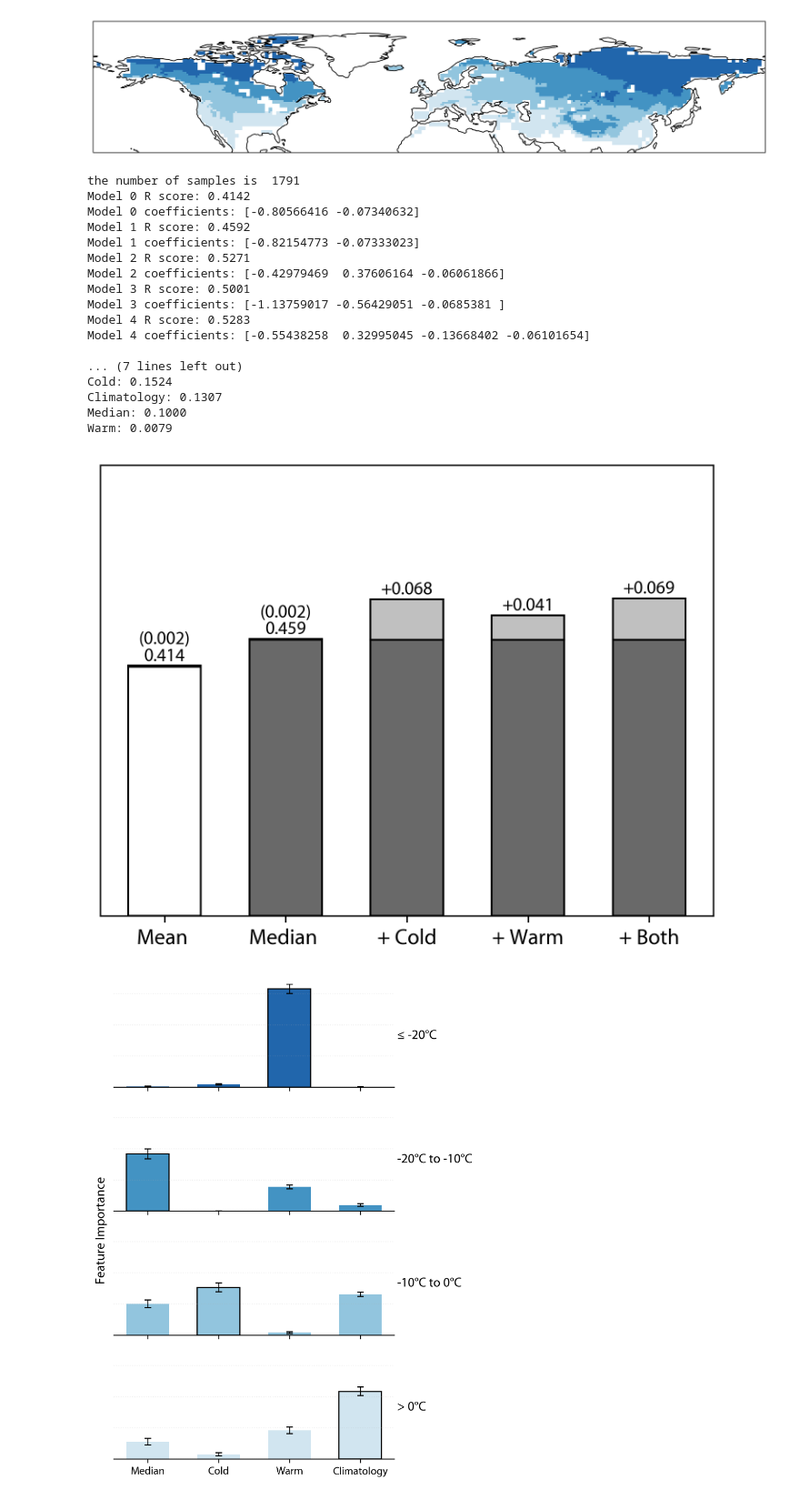
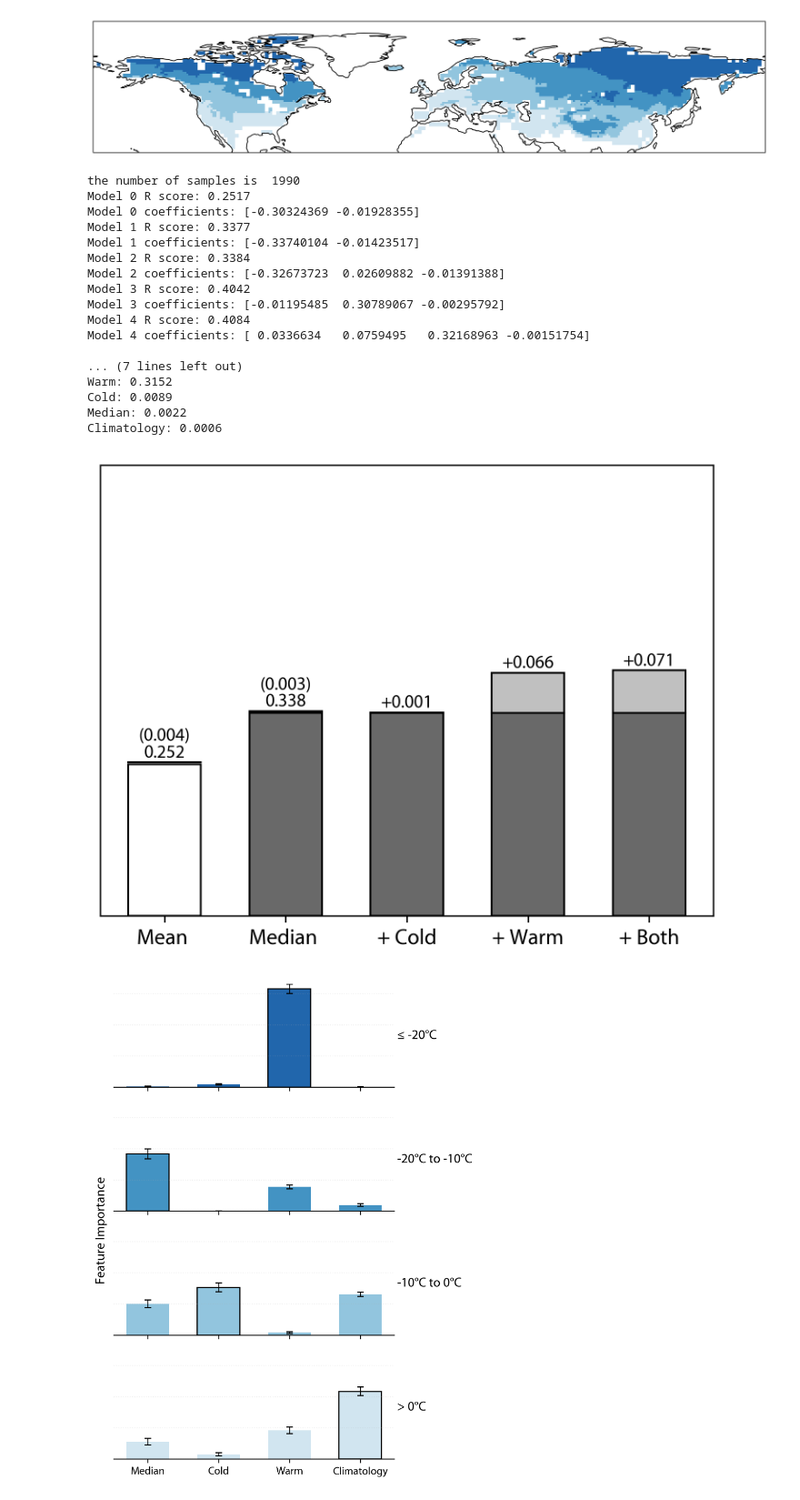
Before and after one commit to cruiseryy/mean_vs_median_temp, a Jupyter notebook: comparison_against_snow.ipynb, the cells around one changed output. Shown at 91% size. Saved outputs shown, nothing was run; the diff lists cells and outputs as text; code cells hidden in the pictures.

Commit message:
direct comparison between CCs (controling for climatology)

```diff
--- a/comparison_against_snow.ipynb
+++ b/comparison_against_snow.ipynb
@@ -84,6 +84,10 @@ t_50 = np.zeros((39, 90, 360))
 t_95 = np.zeros((39, 90, 360))
 t_5 = np.zeros((39, 90, 360))
 
+t_std = np.zeros((39, 90, 360))
+
+
+
 for yy in range(39):
     left, right = yy*151, (yy+1)*151
 
@@ -91,6 +95,7 @@ for yy in range(39):
     tmedian = np.median(temp[left:right, :, :], axis=0)
     temp_mean[yy, :, :] = tmean
     temp_median[yy, :, :] = tmedian
+    t_std[yy, :, :] = np.std(temp[left:right, :, :], axis=0)
 
     t50 = np.percentile(temp[left:right, :, :], 50, axis=0)
     t95 = np.percentile(temp[left:right, :, :], 95, axis=0)
@@ -429,7 +465,7 @@ def plot_incremental_skill(rr, err):
     return fig
 # %%
 # Group index
-k = 2
+k = 0
 
 # comp_gridded[:,0]: Mar SWE trend from Gottlieb et al. 2024
 # comp_gridded[:,1]: trend of mean temperature
@@ -457,6 +493,9 @@ XX = {
 #     4: comp_gridded_group[k][:, [2,3,4]] # Three columns
 # }
 
+# Get feature names for model 4
+feature_names = ['Median', 'Cold', 'Warm', 'Climatology']
+
 print('the number of samples is ', len(comp_gridded_group[k][:, 0]))
 # Calculate R scores for each model
 rr = []
@@ -468,9 +507,35 @@ for i in range(5):
     print(f"Model {i} R score: {r_score:.4f}")
     print(f"Model {i} coefficients: {lm.coef_}")
 
+    # For the full model (i==4), calculate confidence intervals of coefficients
+    if i == 4:
+        # Get predictions and residuals
+        y_pred = lm.predict(XX[i])
+        residuals = comp_gridded_group[k][:, 0] - y_pred
 
-# Get feature names for model 4
-feature_names = ['Median', 'Cold', 'Warm', 'Climatology']
+        # Calculate MSE and standard error
+        n = XX[i].shape[0]
+        p = XX[i].shape[1]
+        mse = np.sum(residuals**2) / (n - p - 1)
+
+        # Calculate variance-covariance matrix
+        X_matrix = XX[i]
+        cov_matrix = mse * np.linalg.inv(X_matrix.T.dot(X_matrix))
+
+        # Calculate standard errors of coefficients
+        se = np.sqrt(np.diag(cov_matrix))
+
+        # Calculate 95% confidence intervals
+        t_value = stats.t.ppf(0.975, n - p - 1)  # 95% CI
+        ci_lower = lm.coef_ - t_value * se
+        ci_upper = lm.coef_ + t_value * se
+
+        print("Model 4 coefficient confidence intervals (95%):")
+        for j, name in enumerate(feature_names):
+            print(f"  {name}: [{ci_lower[j]:.4f}, {ci_upper[j]:.4f}]")
+
+
+
 
 # Fit the model again
 model_4 = LinearRegression().fit(XX[4], comp_gridded_group[k][:, 0])
@@ -500,49 +565,49 @@ shapley_results[k] = {
     'feature_names': feature_names,
     'importances_mean': result.importances_mean,
     'importances_std': result.importances_std,
     'ranked_indices': indices
 }
 
 # for i = 0 or 1, add a random column to the feature variable to quantify the uncertainty
 # repeat this for 100 times
 # plot the distribution of the R score as error bar
 err = []
 for i in range(2):
     tmp_r = []
     for j in range(100):
         np.random.seed(13 + 7*j)
         tmp_xx = np.concatenate([XX[i], np.random.randn(XX[i].shape[0], 1)], axis=1)
         lm = LinearRegression().fit(tmp_xx, comp_gridded_group[k][:, 0])
         r_score = np.sqrt(lm.score(tmp_xx, comp_gridded_group[k][:, 0]))
         tmp_r.append(r_score)
     err.append([np.quantile(tmp_r, 0.05), np.quantile(tmp_r, 0.95)])
 
 # Plot and save results
 fig = plot_incremental_skill(rr, err)
 plt.show()
 fig.savefig(f'figures_new/skill_group_{k+1}_doublecheck.png',
             transparent=True,  # Enable transparency
             bbox_inches='tight',  # Trim extra white space
             dpi=600)
 # %% [output]
-the number of samples is  1791
-Model 0 R score: 0.4142
-Model 0 coefficients: [-0.80566416 -0.07340632]
-Model 1 R score: 0.4592
-Model 1 coefficients: [-0.82154773 -0.07333023]
-Model 2 R score: 0.5271
-Model 2 coefficients: [-0.42979469  0.37606164 -0.06061866]
-Model 3 R score: 0.5001
-Model 3 coefficients: [-1.13759017 -0.56429051 -0.0685381 ]
-Model 4 R score: 0.5283
-Model 4 coefficients: [-0.55438258  0.32995045 -0.13668402 -0.06101654]
+the number of samples is  1990
+Model 0 R score: 0.2517
+Model 0 coefficients: [-0.30324369 -0.01928355]
+Model 1 R score: 0.3377
+Model 1 coefficients: [-0.33740104 -0.01423517]
+Model 2 R score: 0.3384
+Model 2 coefficients: [-0.32673723  0.02609882 -0.01391388]
+Model 3 R score: 0.4042
+Model 3 coefficients: [-0.01195485  0.30789067 -0.00295792]
+Model 4 R score: 0.4084
+Model 4 coefficients: [ 0.0336634   0.0759495   0.32168963 -0.00151754]
 
 ... (7 lines left out)
-Cold: 0.1524
-Climatology: 0.1307
-Median: 0.1000
-Warm: 0.0079
+Warm: 0.3152
+Cold: 0.0089
+Median: 0.0022
+Climatology: 0.0006
-[figure, old version]
+[figure, new version]
 # %%
 # Plot Shapley values for all temperature categories in a 4x1 grid
 fig, axes = plt.subplots(4, 1, figsize=(4.4, 6.6), sharex=True)
```
Also changed, not shown: parts of 2 cells of this notebook.
